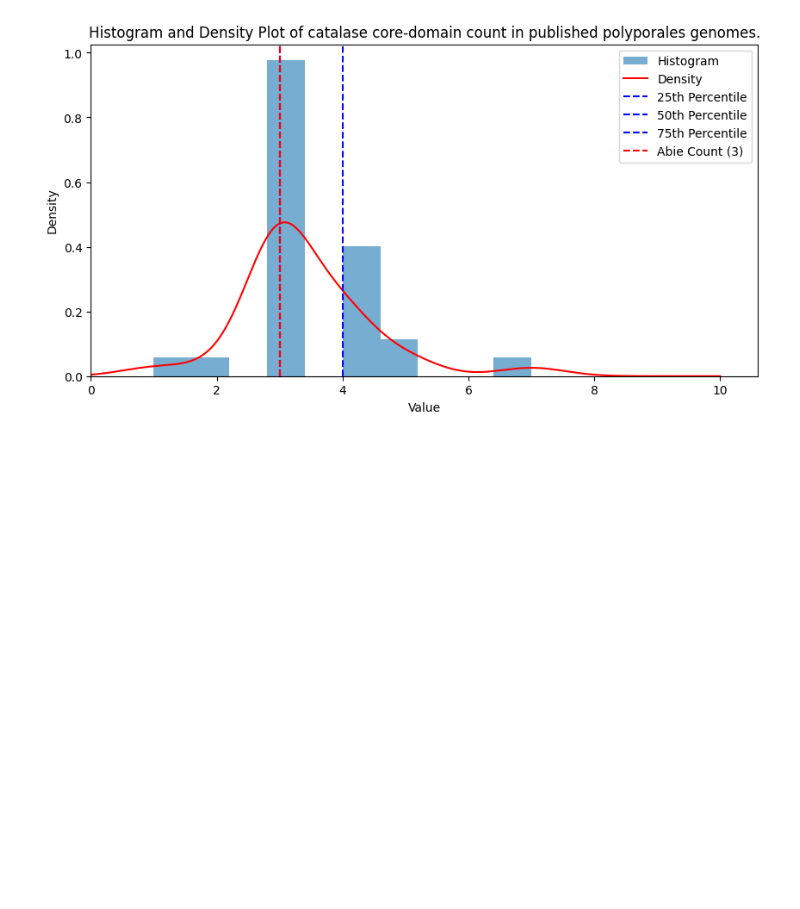
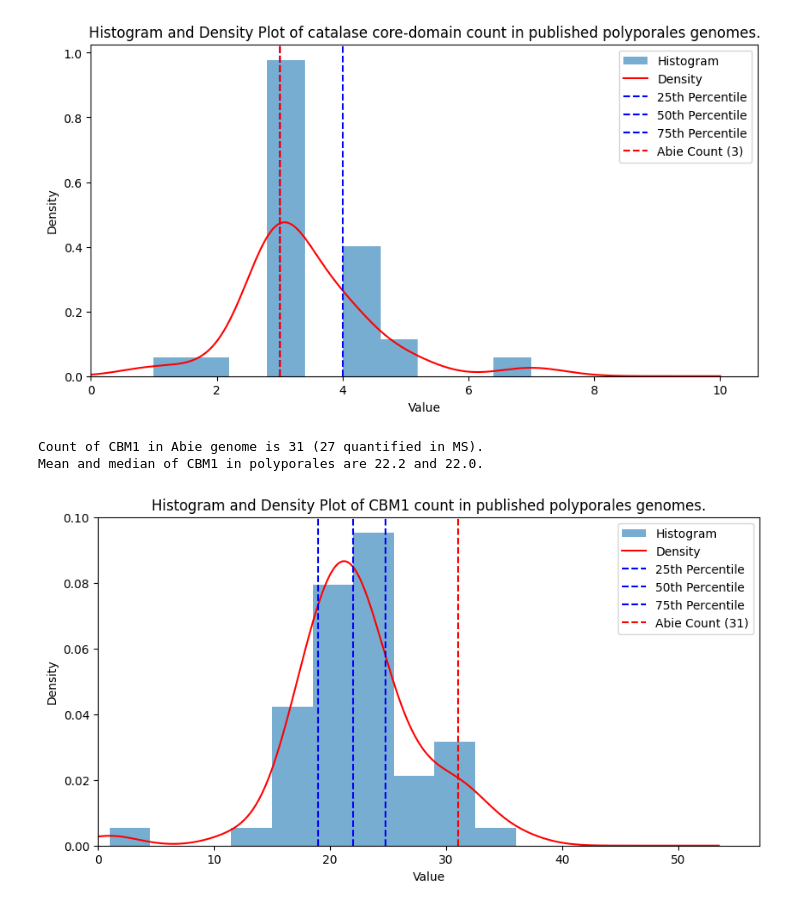
Before and after one commit to Roman-Si/Abortiporus_biennis_secretomics, a Jupyter notebook: code/polyporales_mycocsm.ipynb, the cells around one changed output. Drawn from its saved outputs; the diff is of its cells as text; code cells hidden in the pictures; blank space fills up the shorter version.

Commit message:
fixed the filtering of quantified proteins

```diff
--- a/code/polyporales_mycocsm.ipynb
+++ b/code/polyporales_mycocsm.ipynb
@@ -222,3 +218,9 @@ Mean and median of chloroperoxidase in polyporales are 4.0 and 4.0.
 Count of catalase core-domain in Abie genome is 3 (3 quantified in MS).
 Mean and median of catalase core-domain in polyporales are 3.4 and 3.0.
 [figure]
+# %%
+summarize_cazy_term("CBM1", "family")
+# %% [output]
+Count of CBM1 in Abie genome is 31 (27 quantified in MS).
+Mean and median of CBM1 in polyporales are 22.2 and 22.0.
+[figure, added]
```
Also changed, not shown: parts of 4 cells of this notebook, 1 other file.
